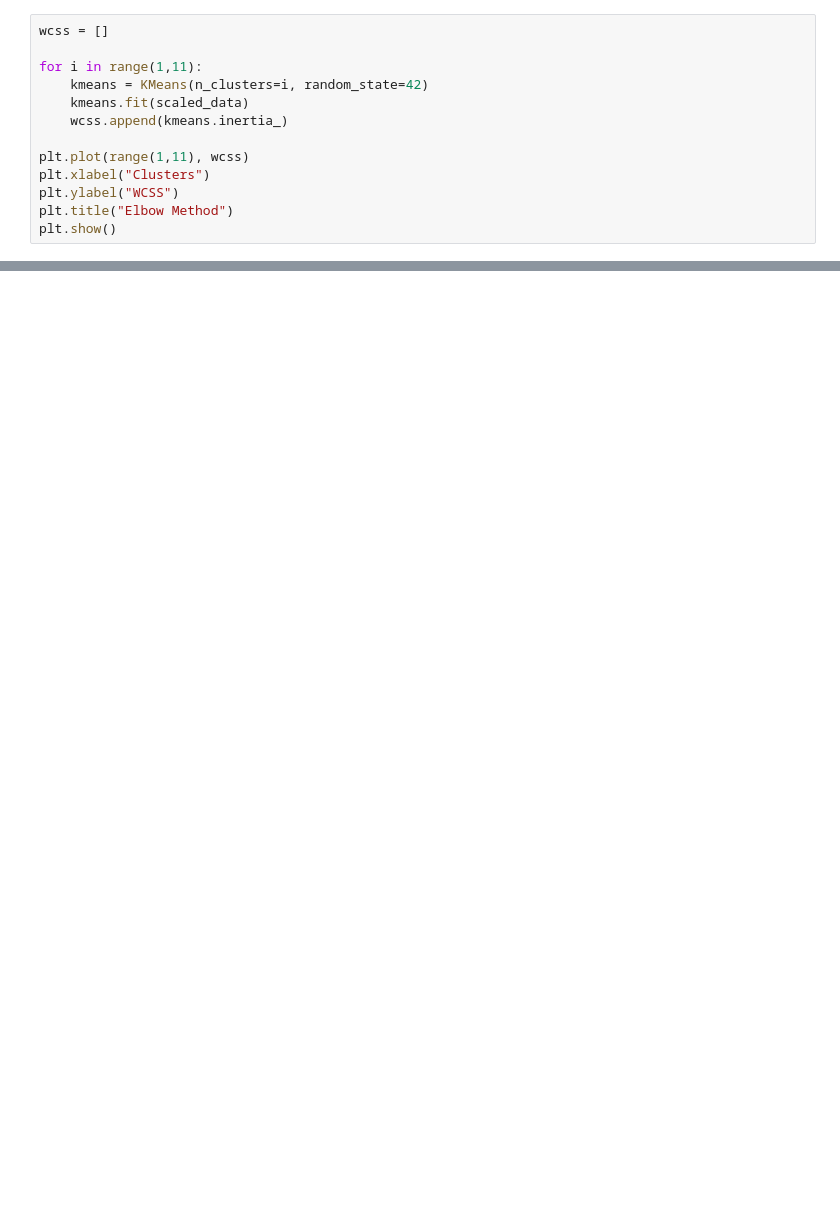
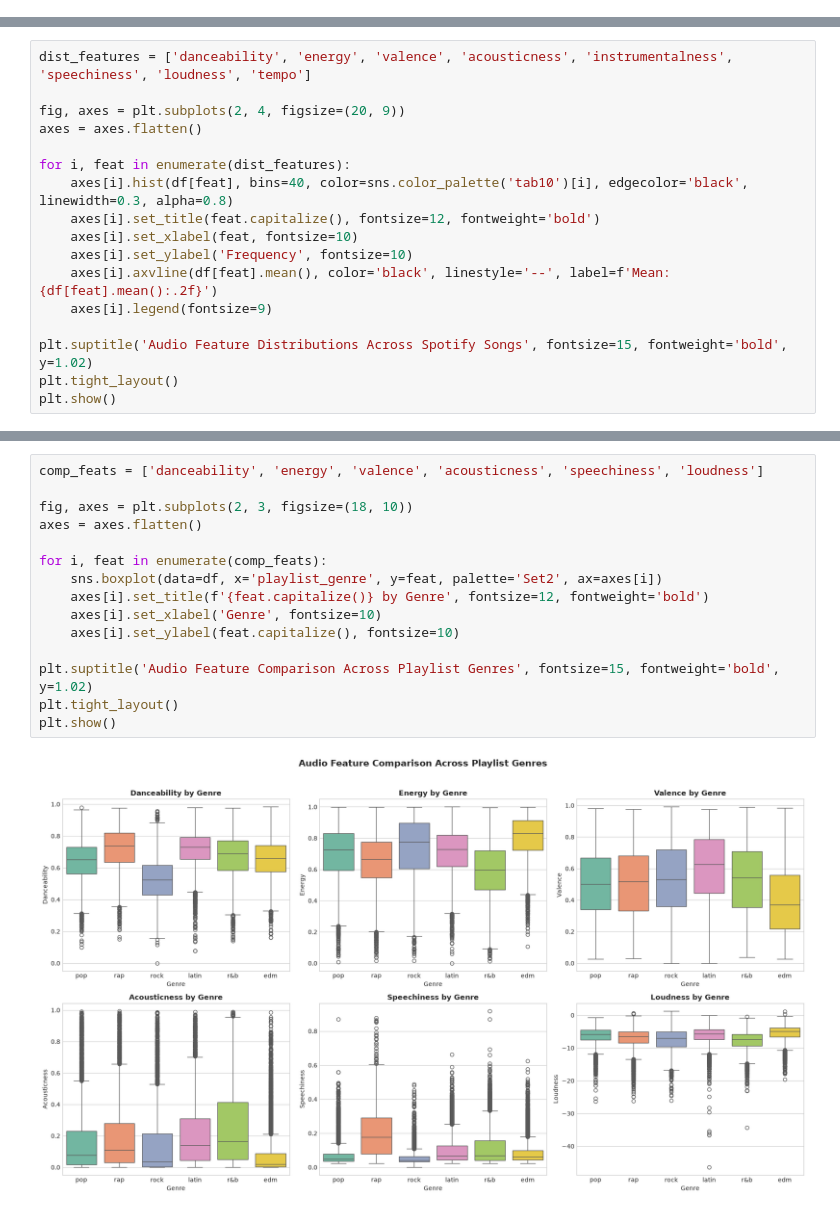
Before and after one commit to Mishva-Boda/Spotify_Genre_Segmentation, a Jupyter notebook: Spotify_Genre_Segmentation.ipynb, the cells around one changed output, grey strips where cells are left out. Drawn from its saved outputs; the diff is of its cells as text; blank space fills up the shorter version.

```diff
--- a/Spotify_Genre_Segmentation.ipynb
+++ b/Spotify_Genre_Segmentation.ipynb
@@ -271,13 +0,0 @@ This point represents a balance between cluster compactness and model simplicity
-# %%
-wcss = []
-
-for i in range(1,11):
-    kmeans = KMeans(n_clusters=i, random_state=42)
-    kmeans.fit(scaled_data)
-    wcss.append(kmeans.inertia_)
-
-plt.plot(range(1,11), wcss)
-plt.xlabel("Clusters")
-plt.ylabel("WCSS")
-plt.title("Elbow Method")
-plt.show()
@@ -475,0 +279,17 @@ This project can be further enhanced by incorporating additional Spotify audio f
+# %%
+dist_features = ['danceability', 'energy', 'valence', 'acousticness', 'instrumentalness', 'speechiness', 'loudness', 'tempo']
+
+fig, axes = plt.subplots(2, 4, figsize=(20, 9))
+axes = axes.flatten()
+
+for i, feat in enumerate(dist_features):
+    axes[i].hist(df[feat], bins=40, color=sns.color_palette('tab10')[i], edgecolor='black', linewidth=0.3, alpha=0.8)
+    axes[i].set_title(feat.capitalize(), fontsize=12, fontweight='bold')
+    axes[i].set_xlabel(feat, fontsize=10)
+    axes[i].set_ylabel('Frequency', fontsize=10)
+    axes[i].axvline(df[feat].mean(), color='black', linestyle='--', label=f'Mean: {df[feat].mean():.2f}')
+    axes[i].legend(fontsize=9)
+
+plt.suptitle('Audio Feature Distributions Across Spotify Songs', fontsize=15, fontweight='bold', y=1.02)
+plt.tight_layout()
+plt.show()
@@ -475,0 +300,17 @@ This project can be further enhanced by incorporating additional Spotify audio f
+# %%
+comp_feats = ['danceability', 'energy', 'valence', 'acousticness', 'speechiness', 'loudness']
+
+fig, axes = plt.subplots(2, 3, figsize=(18, 10))
+axes = axes.flatten()
+
+for i, feat in enumerate(comp_feats):
+    sns.boxplot(data=df, x='playlist_genre', y=feat, palette='Set2', ax=axes[i])
+    axes[i].set_title(f'{feat.capitalize()} by Genre', fontsize=12, fontweight='bold')
+    axes[i].set_xlabel('Genre', fontsize=10)
+    axes[i].set_ylabel(feat.capitalize(), fontsize=10)
+
+plt.suptitle('Audio Feature Comparison Across Playlist Genres', fontsize=15, fontweight='bold', y=1.02)
+plt.tight_layout()
+plt.show()
+# %% [output]
+[figure, added]
```
Also changed, not shown: parts of 100 cells of this notebook.
